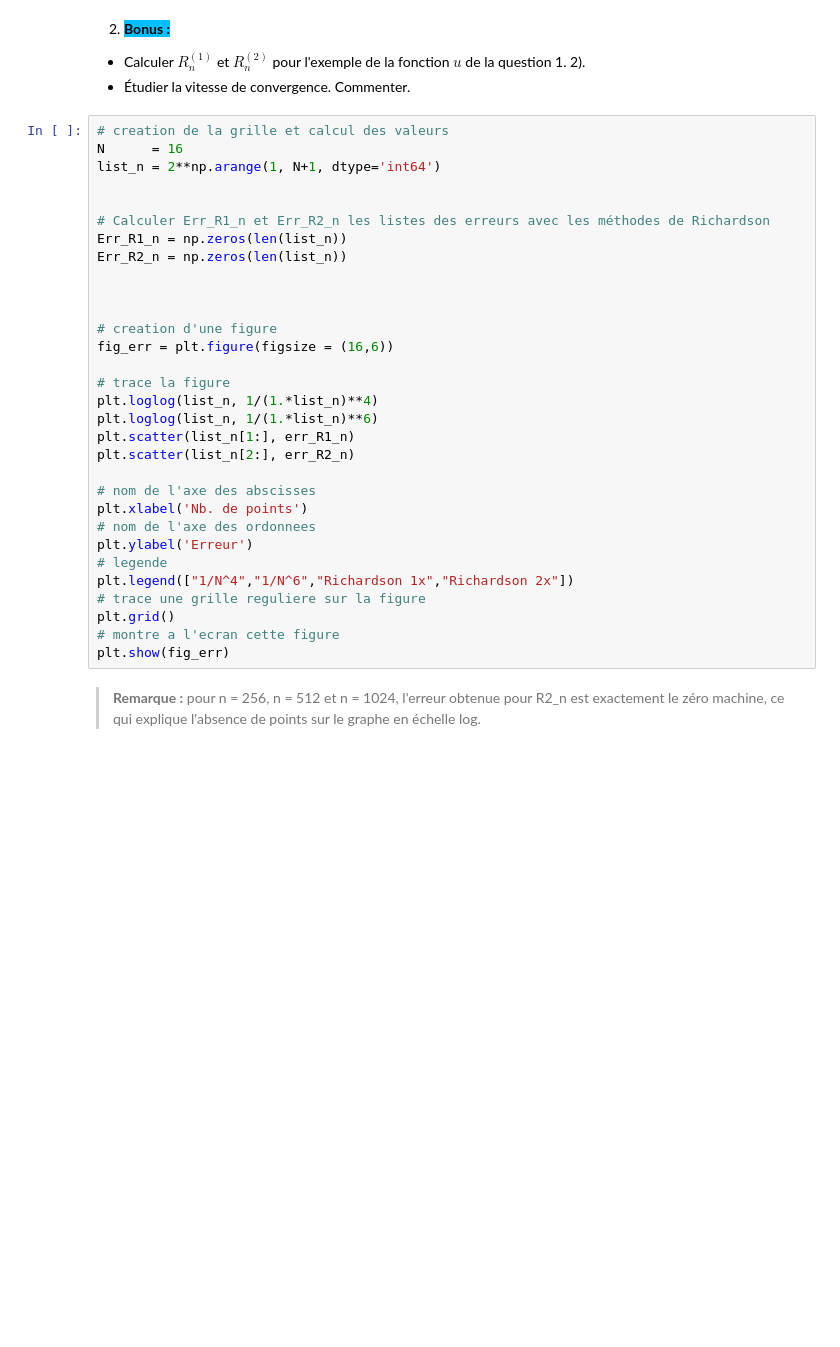
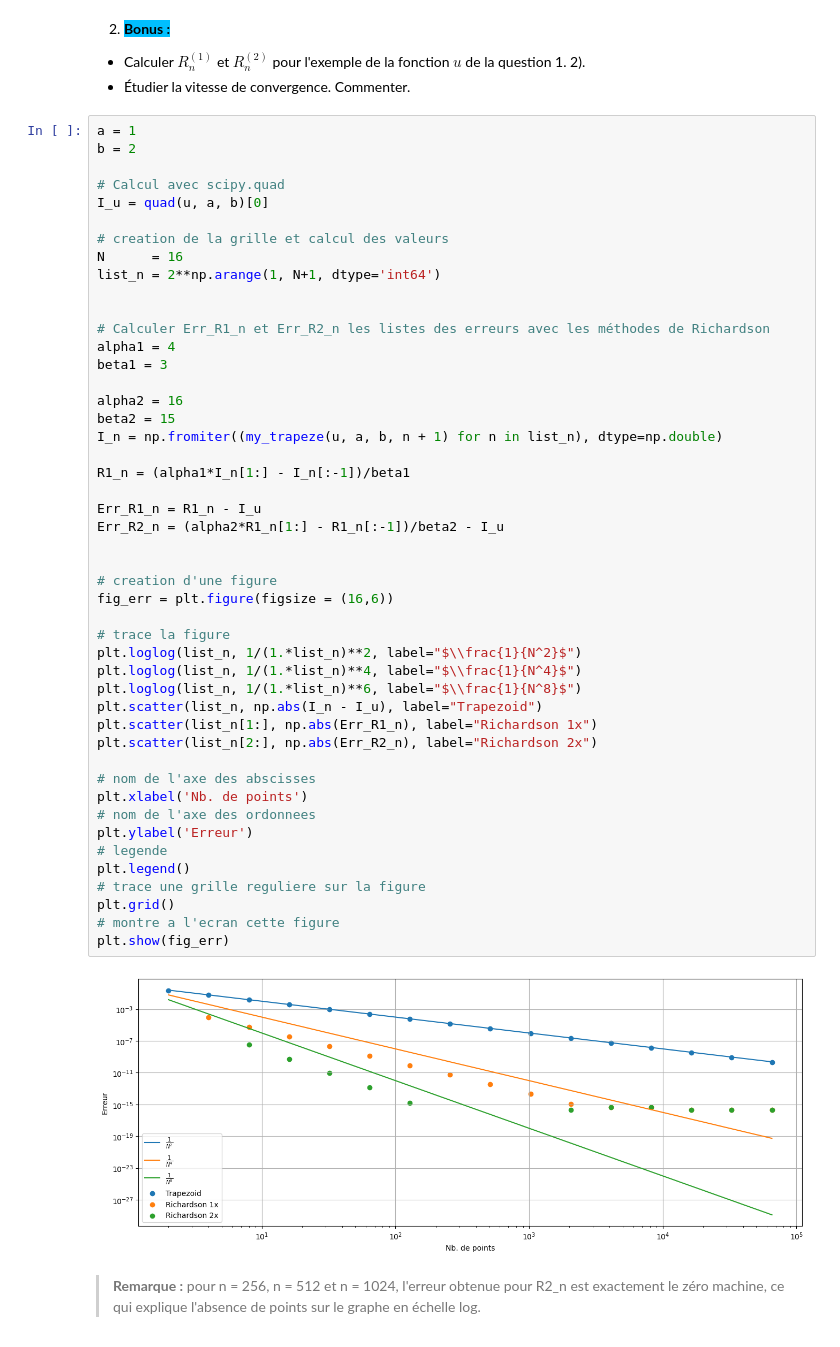
Before and after one commit to Eric-Guerra-Ribeiro/AMP_41012, a Jupyter notebook: pc3.ipynb, the cells around one changed output. Saved outputs shown, nothing was run; the diff lists cells and outputs as text; blank space fills up the shorter version.

```diff
--- a/pc3.ipynb
+++ b/pc3.ipynb
@@ -203,35 +281,53 @@ $$ \left\vert \int_a^b f(t) dt - R^{(2)}_n(f) \right\vert = O\left(\frac{1}{n^6}
 - Calculer $R^{(1)}_n$ et $R^{(2)}_n$ pour l'exemple de la fonction $u$ de la question 1. 2).
 - Étudier la vitesse de convergence. Commenter.
 # %%
+a = 1
+b = 2
+
+# Calcul avec scipy.quad
+I_u = quad(u, a, b)[0]
+
 # creation de la grille et calcul des valeurs
 N      = 16
 list_n = 2**np.arange(1, N+1, dtype='int64')
 
 
 # Calculer Err_R1_n et Err_R2_n les listes des erreurs avec les méthodes de Richardson
-Err_R1_n = np.zeros(len(list_n))
-Err_R2_n = np.zeros(len(list_n))
+alpha1 = 4
+beta1 = 3
 
+alpha2 = 16
+beta2 = 15
+I_n = np.fromiter((my_trapeze(u, a, b, n + 1) for n in list_n), dtype=np.double)
+
+R1_n = (alpha1*I_n[1:] - I_n[:-1])/beta1
+
+Err_R1_n = R1_n - I_u
+Err_R2_n = (alpha2*R1_n[1:] - R1_n[:-1])/beta2 - I_u
 
 
 # creation d'une figure
 fig_err = plt.figure(figsize = (16,6))
 
 # trace la figure
-plt.loglog(list_n, 1/(1.*list_n)**4)
-plt.loglog(list_n, 1/(1.*list_n)**6)
-plt.scatter(list_n[1:], err_R1_n)
-plt.scatter(list_n[2:], err_R2_n)
+plt.loglog(list_n, 1/(1.*list_n)**2, label="$\\frac{1}{N^2}$")
+plt.loglog(list_n, 1/(1.*list_n)**4, label="$\\frac{1}{N^4}$")
+plt.loglog(list_n, 1/(1.*list_n)**6, label="$\\frac{1}{N^8}$")
+plt.scatter(list_n, np.abs(I_n - I_u), label="Trapezoid")
+plt.scatter(list_n[1:], np.abs(Err_R1_n), label="Richardson 1x")
+plt.scatter(list_n[2:], np.abs(Err_R2_n), label="Richardson 2x")
 
 # nom de l'axe des abscisses
 plt.xlabel('Nb. de points')
 # nom de l'axe des ordonnees
 plt.ylabel('Erreur')
 # legende
-plt.legend(["1/N^4","1/N^6","Richardson 1x","Richardson 2x"])
+plt.legend()
 # trace une grille reguliere sur la figure
 plt.grid()
 # montre a l'ecran cette figure
 plt.show(fig_err)
+# %% [output]
+[figure, added]
 # %% [markdown]
 >**Remarque :** pour n = 256, n = 512 et n = 1024, l'erreur obtenue pour R2_n est exactement le zéro machine, ce qui explique l'absence de points sur le graphe en échelle log.
```
Also changed, not shown: parts of 26 cells of this notebook.
